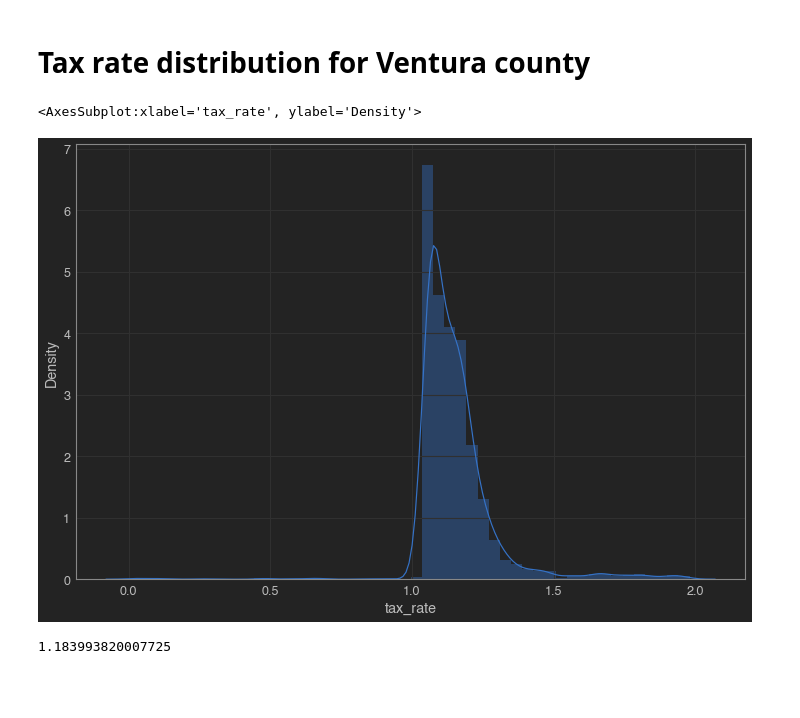
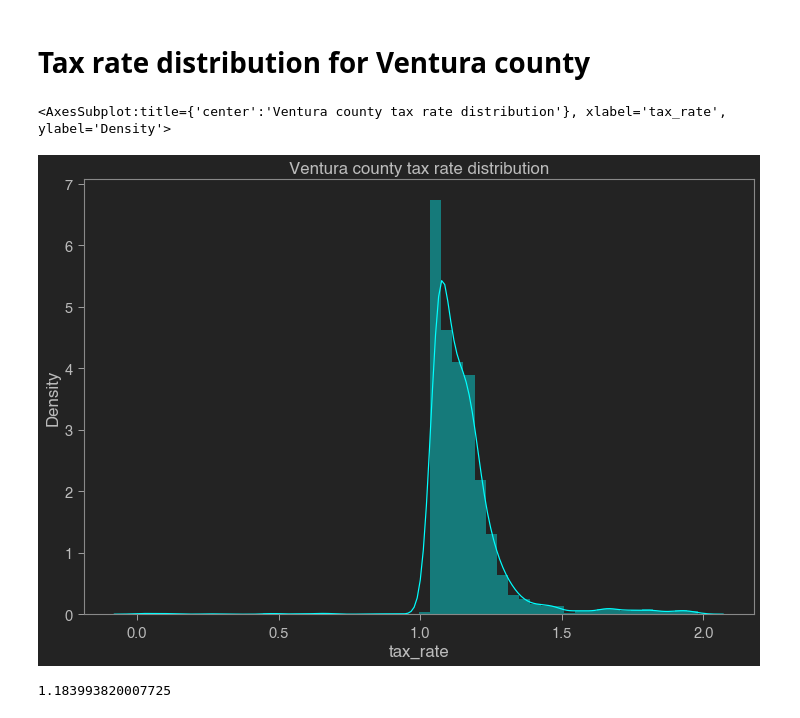
Before and after one commit to Ken-Alviola/Regression-Project-Zillow, a Jupyter notebook: Regression_Project_Zillow.ipynb, the cells around one changed output. Cells and saved outputs as stored; diff of their text form; code cells hidden in the pictures; blank space fills up the shorter version.

```diff
--- a/Regression_Project_Zillow.ipynb
+++ b/Regression_Project_Zillow.ipynb
@@ -173,10 +178,11 @@ zillow[zillow.fips == 6059].tax_rate.mean()
 # Tax rate distribution for Ventura county
 # %%
 plt.figure(figsize=(12,8))
-sns.distplot(zillow[(zillow.fips == 6111)&(zillow.tax_rate < 2)].tax_rate)
+plt.title('Ventura county tax rate distribution')
+sns.distplot(zillow[(zillow.fips == 6111)&(zillow.tax_rate < 2)].tax_rate, color='cyan')
 # %% [output]
-<AxesSubplot:xlabel='tax_rate', ylabel='Density'>
+<AxesSubplot:title={'center':'Ventura county tax rate distribution'}, xlabel='tax_rate', ylabel='Density'>
-[figure, old version]
+[figure, new version]
 # %%
 zillow[zillow.fips == 6111].tax_rate.mean()
 # %% [output]
```
Also changed, not shown: parts of 19 cells of this notebook.
